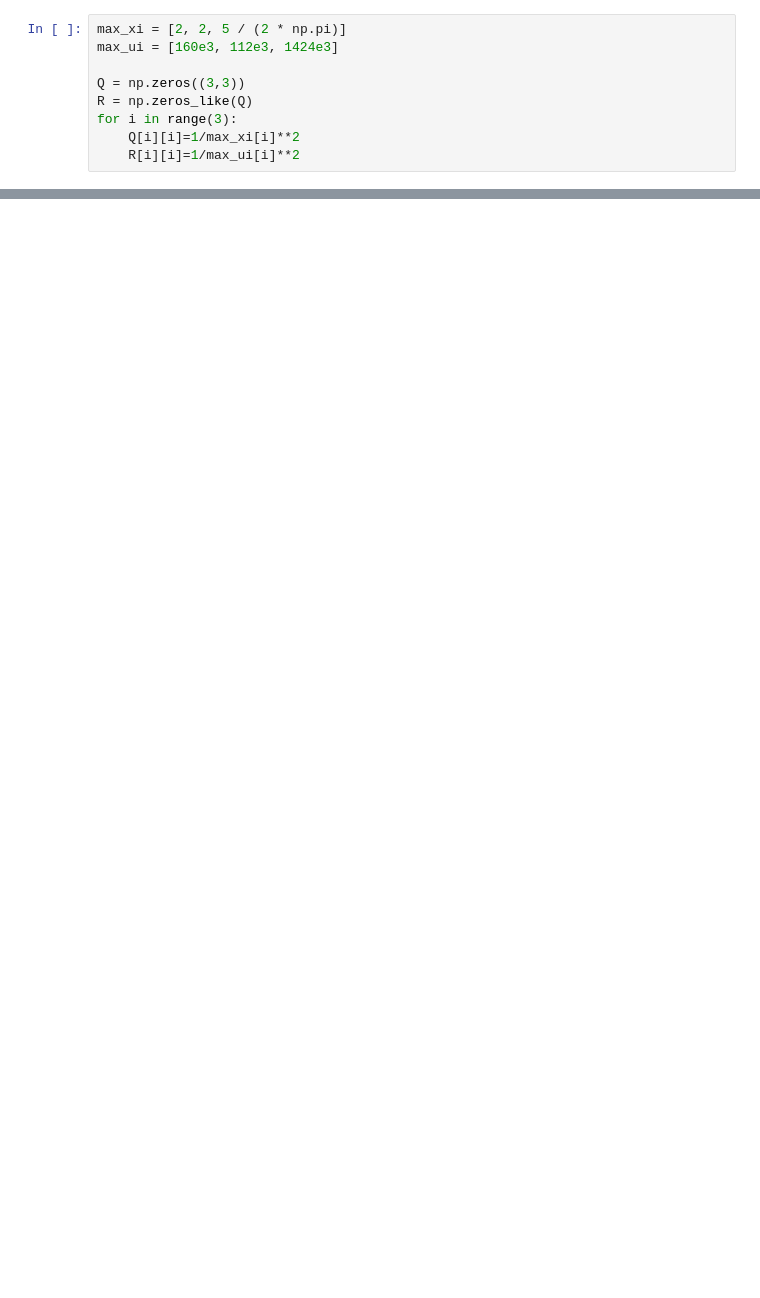
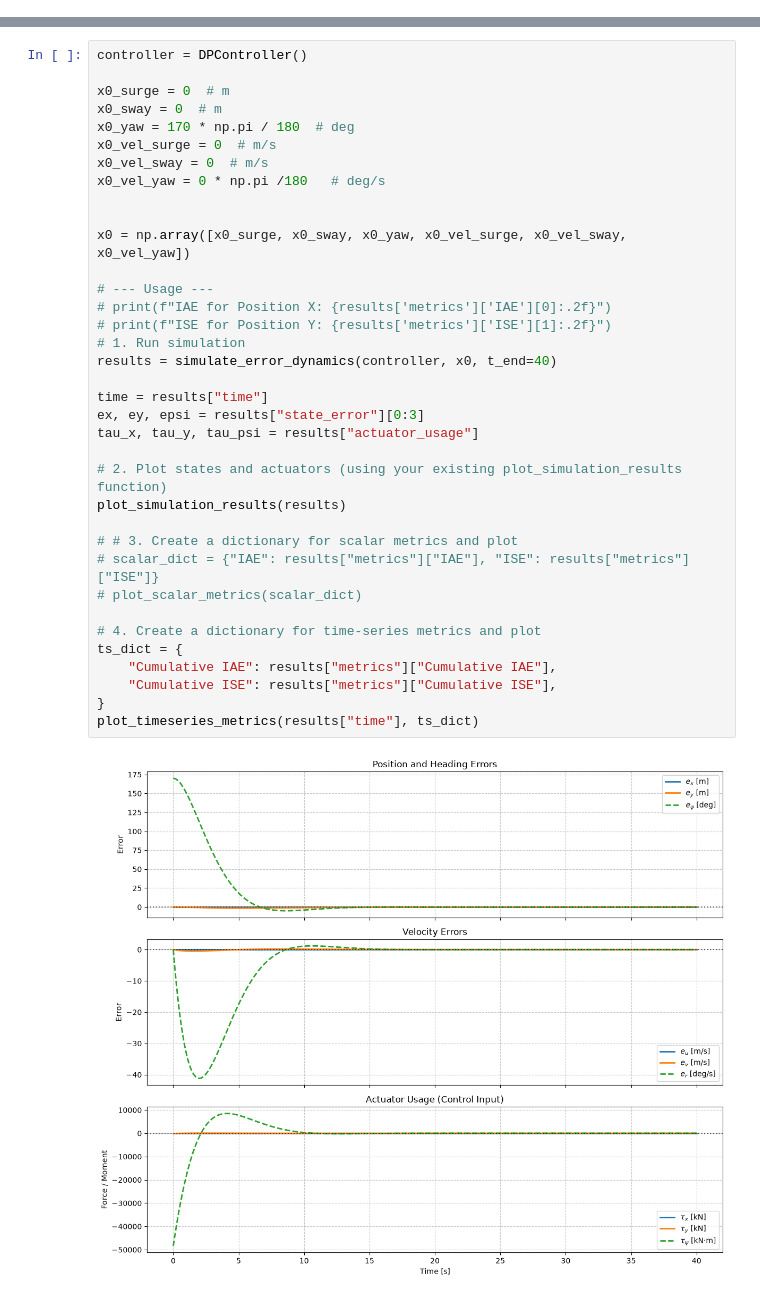
Before and after one commit to anrifa17/TMR4240_Project, a Jupyter notebook: part_1/controller_testing.ipynb, the cells around one changed output, grey strips where cells are left out. Cells and saved outputs as stored; diff of their text form; blank space fills up the shorter version.

Commit message:
feat(controller) model error dynamics

```diff
--- a/part_1/controller_testing.ipynb
+++ b/part_1/controller_testing.ipynb
@@ -8,9 +4,0 @@ import matplotlib as plt
-# %%
-max_xi = [2, 2, 5 / (2 * np.pi)]
-max_ui = [160e3, 112e3, 1424e3]
-
-Q = np.zeros((3,3))
-R = np.zeros_like(Q)
-for i in range(3):
-    Q[i][i]=1/max_xi[i]**2
-    R[i][i]=1/max_ui[i]**2
@@ -89,0 +132,38 @@ B_c = np.block([
+# %%
+controller = DPController()
+
+x0_surge = 0  # m
+x0_sway = 0  # m
+x0_yaw = 170 * np.pi / 180  # deg
+x0_vel_surge = 0  # m/s
+x0_vel_sway = 0  # m/s
+x0_vel_yaw = 0 * np.pi /180   # deg/s
+
+
+x0 = np.array([x0_surge, x0_sway, x0_yaw, x0_vel_surge, x0_vel_sway, x0_vel_yaw])
+
+# --- Usage ---
+# print(f"IAE for Position X: {results['metrics']['IAE'][0]:.2f}")
+# print(f"ISE for Position Y: {results['metrics']['ISE'][1]:.2f}")
+# 1. Run simulation
+results = simulate_error_dynamics(controller, x0, t_end=40)
+
+time = results["time"]
+ex, ey, epsi = results["state_error"][0:3]
+tau_x, tau_y, tau_psi = results["actuator_usage"]
+
+# 2. Plot states and actuators (using your existing plot_simulation_results function)
+plot_simulation_results(results)
+
+# # 3. Create a dictionary for scalar metrics and plot
+# scalar_dict = {"IAE": results["metrics"]["IAE"], "ISE": results["metrics"]["ISE"]}
+# plot_scalar_metrics(scalar_dict)
+
+# 4. Create a dictionary for time-series metrics and plot
+ts_dict = {
+    "Cumulative IAE": results["metrics"]["Cumulative IAE"],
+    "Cumulative ISE": results["metrics"]["Cumulative ISE"],
+}
+plot_timeseries_metrics(results["time"], ts_dict)
+# %% [output]
+[figure, added]
```
Also changed, not shown: parts of 9 cells of this notebook, 1 other file.
